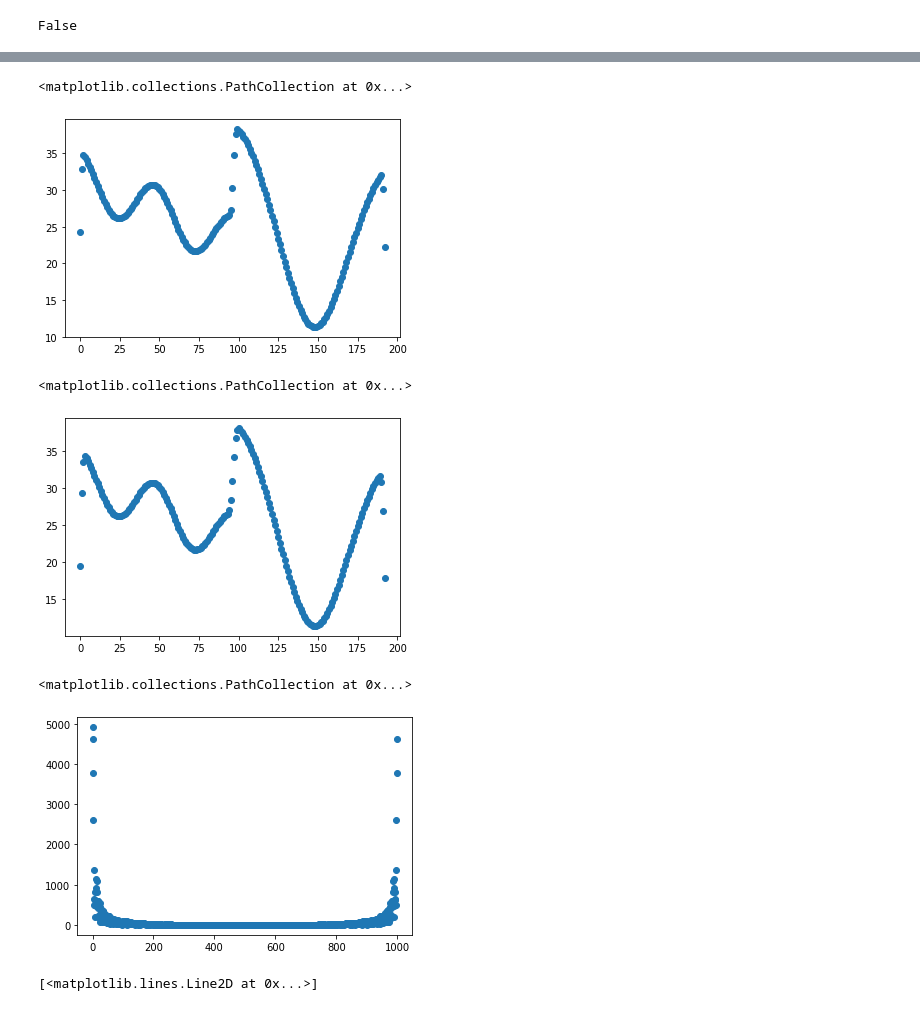
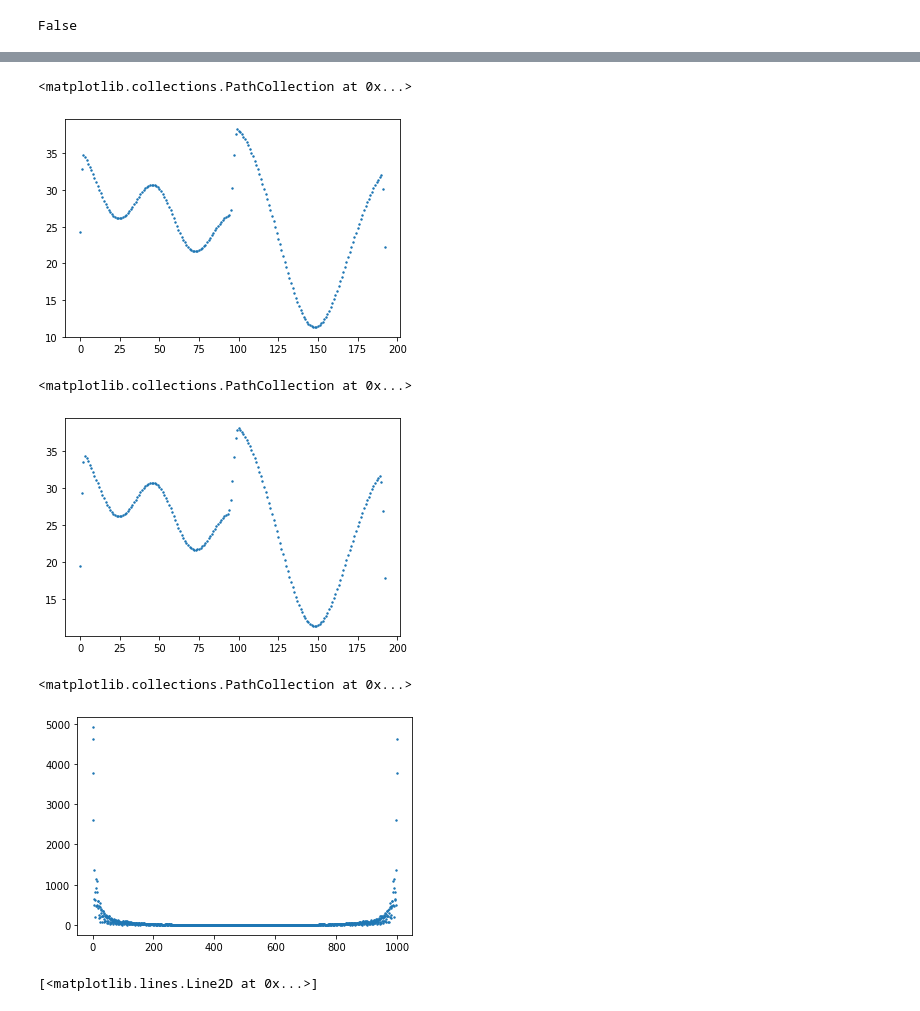
Before and after one commit to Mukulshingwani/Signal_denoising, a Jupyter notebook: analysis.ipynb, the cells around one changed output, grey strips where cells are left out. Cells and saved outputs as stored; diff of their text form; code cells hidden in the pictures.

```diff
--- a/analysis.ipynb
+++ b/analysis.ipynb
@@ -71,22 +71,22 @@ plt.scatter(np.arange(193), x)
 # %%
 blurred_x = utils.conv1d(x, h)
-plt.scatter(np.arange(193), blurred_x)
+plt.scatter(np.arange(193), blurred_x, s=2)
 # %% [output]
 <matplotlib.collections.PathCollection at 0x...>
-[figure, old version]
+[figure, new version]
 # %%
 x_blurred_twice = utils.conv1d(blurred_x, h)
-plt.scatter(np.arange(193), x_blurred_twice)
+plt.scatter(np.arange(193), x_blurred_twice, s=2)
 # %% [output]
 <matplotlib.collections.PathCollection at 0x...>
-[figure, old version]
+[figure, new version]
 # %%
 th_dft_x = dft_y * dft_h
 # %%
-plt.scatter(np.arange(1000), np.abs(th_dft_x))
+plt.scatter(np.arange(1000), np.abs(th_dft_x), s=2)
 # %% [output]
 <matplotlib.collections.PathCollection at 0x...>
-[figure, old version]
+[figure, new version]
 # %%
 noise = y - utils.conv1d(x, h)
 # %%
```
Also changed, not shown: parts of 4 cells of this notebook.
